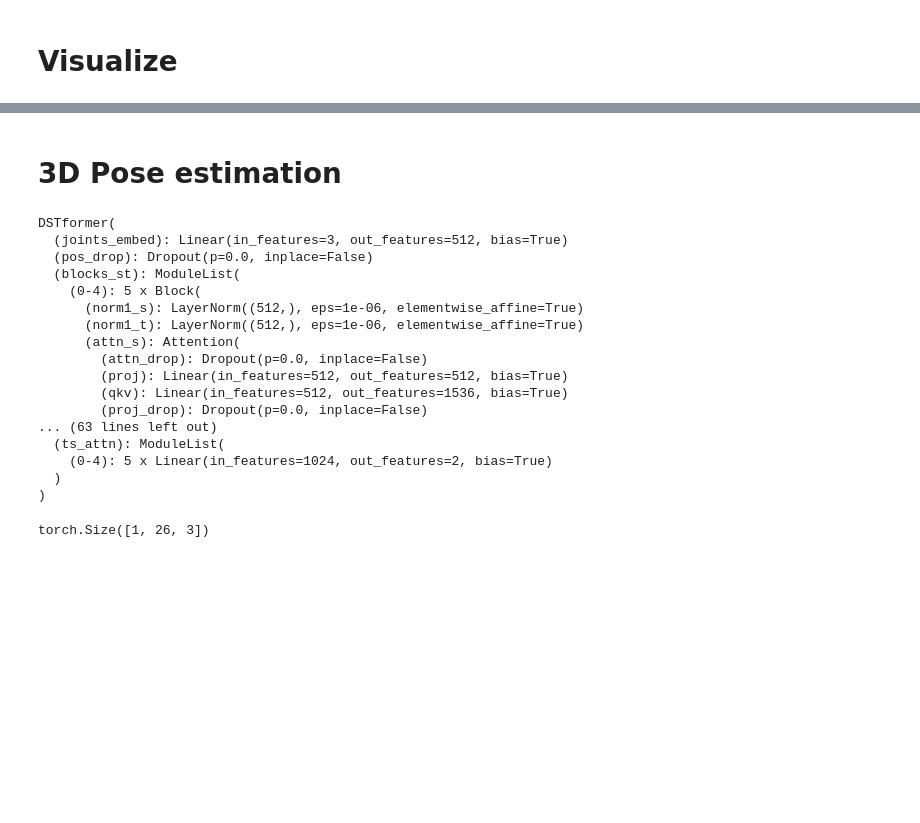
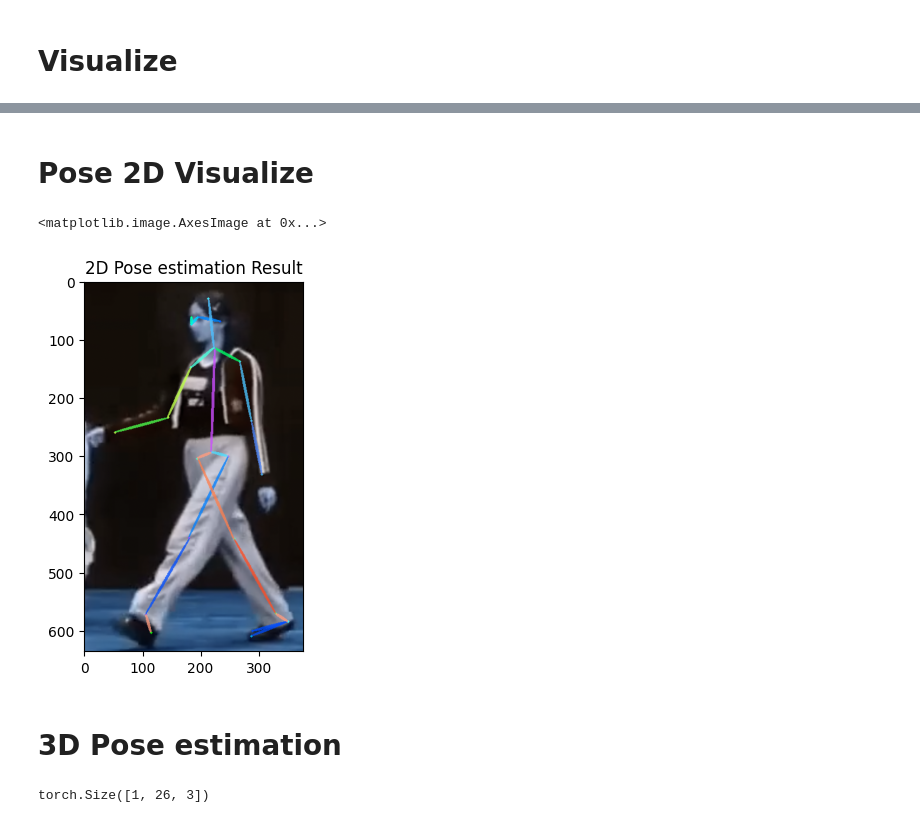
Before and after one commit to NeckNorm/AlphaPose, a Jupyter notebook: test.ipynb, the cells around one changed output, grey strips where cells are left out. Drawn from its saved outputs; the diff is of its cells as text; code cells hidden in the pictures; blank space fills up the shorter version.

```diff
--- a/test.ipynb
+++ b/test.ipynb
@@ -407,2 +45,7 @@ hp_outp["result"][0]
+# %%
+pose2d_estimator = DataWriter(
+    pose2d_model_config,
+    DetectionOpt(DEVICE)
+)
 # %% [markdown]
 # Visualize
@@ -499,2 +68,20 @@ plt.imshow(img)
+# %% [markdown]
+# Pose 2D Visualize
+# %%
+with torch.no_grad():
+    hm = pose2d_model(inps.to("mps")).cpu()
+
+pose2d_estimator.save(boxes, scores, ids, hm, cropped_boxes, orig_img)
+hp_outp = pose2d_estimator.start()
+# %%
+from simple_pose2d_visualizer import get_pose2d_result
+
+vis_pose2d = get_pose2d_result(img, hp_outp)
+
+plt.title("2D Pose estimation Result")
+plt.imshow(vis_pose2d)
+# %% [output]
+<matplotlib.image.AxesImage at 0x...>
+[figure, added]
 # %% [markdown]
 # 3D Pose estimation
@@ -534,26 +88,3 @@ for k in checkpoint_['model_pos'].keys():
-# %%
-pose3d_model = load_backbone(pose3d_args)
-pose3d_model.load_state_dict(checkpoint, strict=True)
-pose3d_model.to("mps")
-pose3d_model.eval()
-# %% [output]
-DSTformer(
-  (joints_embed): Linear(in_features=3, out_features=512, bias=True)
-  (pos_drop): Dropout(p=0.0, inplace=False)
-  (blocks_st): ModuleList(
-    (0-4): 5 x Block(
-      (norm1_s): LayerNorm((512,), eps=1e-06, elementwise_affine=True)
-      (norm1_t): LayerNorm((512,), eps=1e-06, elementwise_affine=True)
-      (attn_s): Attention(
-        (attn_drop): Dropout(p=0.0, inplace=False)
-        (proj): Linear(in_features=512, out_features=512, bias=True)
-        (qkv): Linear(in_features=512, out_features=1536, bias=True)
-        (proj_drop): Dropout(p=0.0, inplace=False)
-... (63 lines left out)
-  (ts_attn): ModuleList(
-    (0-4): 5 x Linear(in_features=1024, out_features=2, bias=True)
-  )
-)
 # %%
 keypoints = torch.concat([hp_outp["result"][0]['keypoints'], hp_outp["result"][0]['kp_score']], dim=-1)
 keypoints = torch.unsqueeze(keypoints, dim=0)
```
Also changed, not shown: parts of 47 cells of this notebook, 7 other files.
